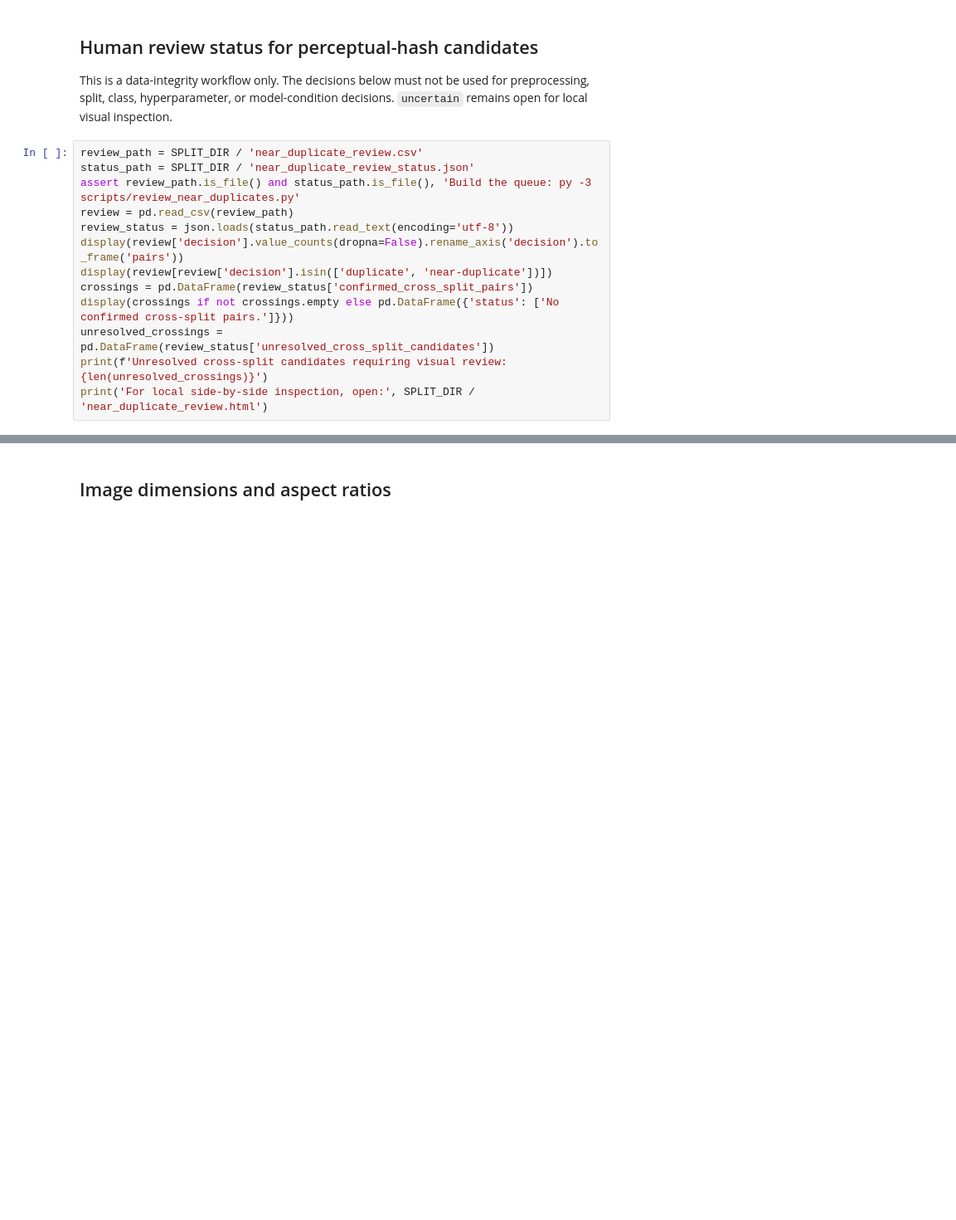
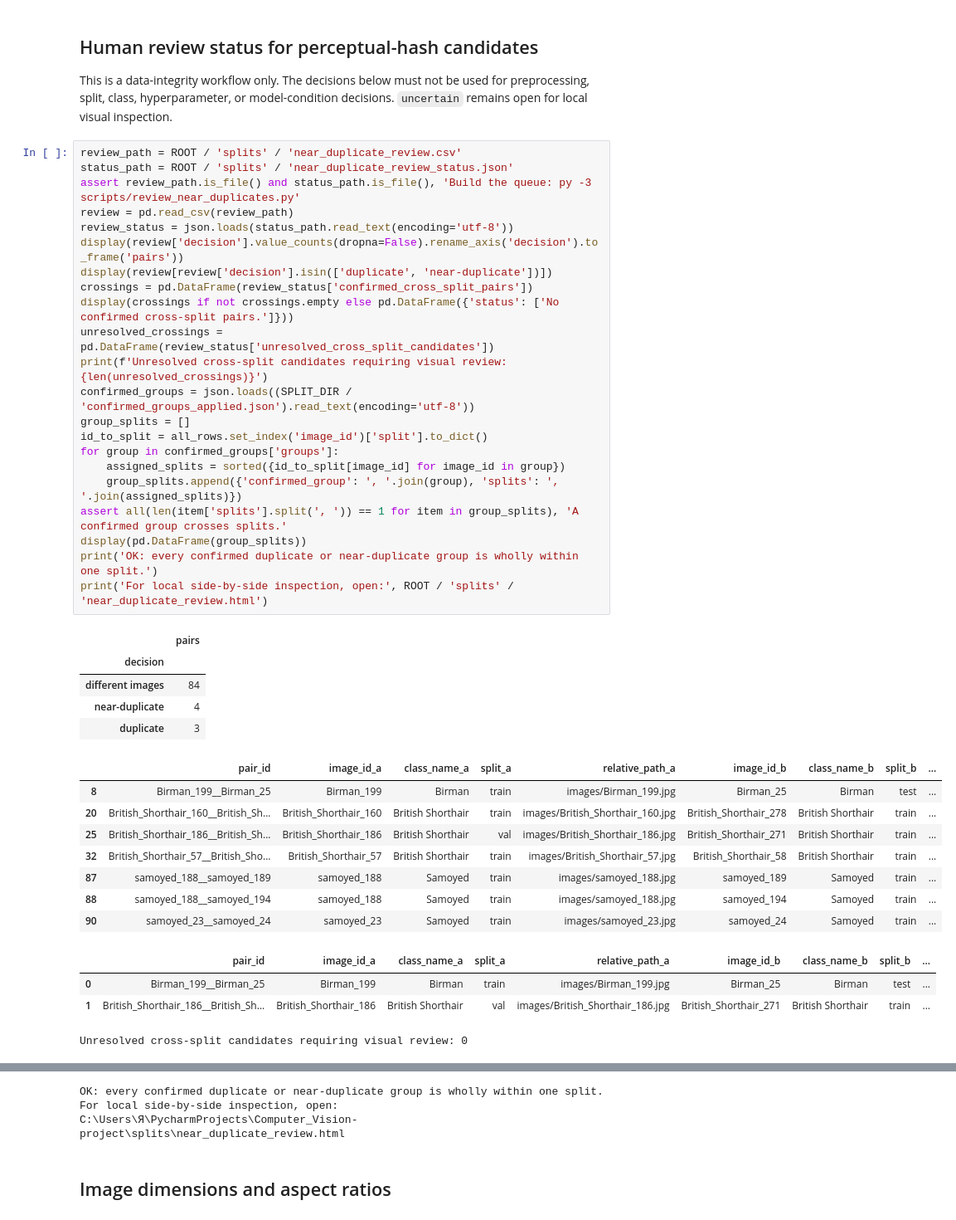
Before and after one commit to AnnaTikhonova-prog/Computer_Vision-project, a Jupyter notebook: notebooks/eda_oxford_pets.ipynb, the cells around one changed output, grey strips where cells are left out. Shown at 83% size. Cells and saved outputs as stored; diff of their text form; blank space fills up the shorter version.

```diff
--- a/notebooks/eda_oxford_pets.ipynb
+++ b/notebooks/eda_oxford_pets.ipynb
@@ -65,15 +148,42 @@ display(pd.DataFrame(near['candidates']).head(50))
 
 This is a data-integrity workflow only. The decisions below must not be used for preprocessing, split, class, hyperparameter, or model-condition decisions. `uncertain` remains open for local visual inspection.
 # %%
-review_path = SPLIT_DIR / 'near_duplicate_review.csv'
-status_path = SPLIT_DIR / 'near_duplicate_review_status.json'
+review_path = ROOT / 'splits' / 'near_duplicate_review.csv'
+status_path = ROOT / 'splits' / 'near_duplicate_review_status.json'
 assert review_path.is_file() and status_path.is_file(), 'Build the queue: py -3 scripts/review_near_duplicates.py'
 review = pd.read_csv(review_path)
 review_status = json.loads(status_path.read_text(encoding='utf-8'))
 display(review['decision'].value_counts(dropna=False).rename_axis('decision').to_frame('pairs'))
 display(review[review['decision'].isin(['duplicate', 'near-duplicate'])])
 crossings = pd.DataFrame(review_status['confirmed_cross_split_pairs'])
 display(crossings if not crossings.empty else pd.DataFrame({'status': ['No confirmed cross-split pairs.']}))
 unresolved_crossings = pd.DataFrame(review_status['unresolved_cross_split_candidates'])
 print(f'Unresolved cross-split candidates requiring visual review: {len(unresolved_crossings)}')
-print('For local side-by-side inspection, open:', SPLIT_DIR / 'near_duplicate_review.html')
+confirmed_groups = json.loads((SPLIT_DIR / 'confirmed_groups_applied.json').read_text(encoding='utf-8'))
+group_splits = []
+id_to_split = all_rows.set_index('image_id')['split'].to_dict()
+for group in confirmed_groups['groups']:
+    assigned_splits = sorted({id_to_split[image_id] for image_id in group})
+    group_splits.append({'confirmed_group': ', '.join(group), 'splits': ', '.join(assigned_splits)})
+assert all(len(item['splits'].split(', ')) == 1 for item in group_splits), 'A confirmed group crosses splits.'
+display(pd.DataFrame(group_splits))
+print('OK: every confirmed duplicate or near-duplicate group is wholly within one split.')
+print('For local side-by-side inspection, open:', ROOT / 'splits' / 'near_duplicate_review.html')
+# %% [output]
+|  | pairs |
+| decision |  |
+| different images | 84 |
+| near-duplicate | 4 |
+| duplicate | 3 |
+|  | pair_id | image_id_a | class_name_a | split_a | relative_path_a | image_id_b | class_name_b | split_b | ... |
+| 8 | Birman_199__Birman_25 | Birman_199 | Birman | train | images/Birman_199.jpg | Birman_25 | Birman | test | ... |
+| 20 | British_Shorthair_160__British_Sh... | British_Shorthair_160 | British Shorthair | train | images/British_Shorthair_160.jpg | British_Shorthair_278 | British Shorthair | train | ... |
+| 25 | British_Shorthair_186__British_Sh... | British_Shorthair_186 | British Shorthair | val | images/British_Shorthair_186.jpg | British_Shorthair_271 | British Shorthair | train | ... |
+| 32 | British_Shorthair_57__British_Sho... | British_Shorthair_57 | British Shorthair | train | images/British_Shorthair_57.jpg | British_Shorthair_58 | British Shorthair | train | ... |
+| 87 | samoyed_188__samoyed_189 | samoyed_188 | Samoyed | train | images/samoyed_188.jpg | samoyed_189 | Samoyed | train | ... |
+| 88 | samoyed_188__samoyed_194 | samoyed_188 | Samoyed | train | images/samoyed_188.jpg | samoyed_194 | Samoyed | train | ... |
+| 90 | samoyed_23__samoyed_24 | samoyed_23 | Samoyed | train | images/samoyed_23.jpg | samoyed_24 | Samoyed | train | ... |
+|  | pair_id | image_id_a | class_name_a | split_a | relative_path_a | image_id_b | class_name_b | split_b | ... |
+| 0 | Birman_199__Birman_25 | Birman_199 | Birman | train | images/Birman_199.jpg | Birman_25 | Birman | test | ... |
+| 1 | British_Shorthair_186__British_Sh... | British_Shorthair_186 | British Shorthair | val | images/British_Shorthair_186.jpg | British_Shorthair_271 | British Shorthair | train | ... |
+Unresolved cross-split candidates requiring visual review: 0
@@ -80,3 +197,5 @@ print('For local side-by-side inspection, open:', SPLIT_DIR / 'near_duplicate_re
+OK: every confirmed duplicate or near-duplicate group is wholly within one split.
+For local side-by-side inspection, open: C:\Users\Я\PycharmProjects\Computer_Vision-project\splits\near_duplicate_review.html
 # %% [markdown]
 ## Image dimensions and aspect ratios
 # %%
```
Also changed, not shown: parts of 9 cells of this notebook, 20 other files.
